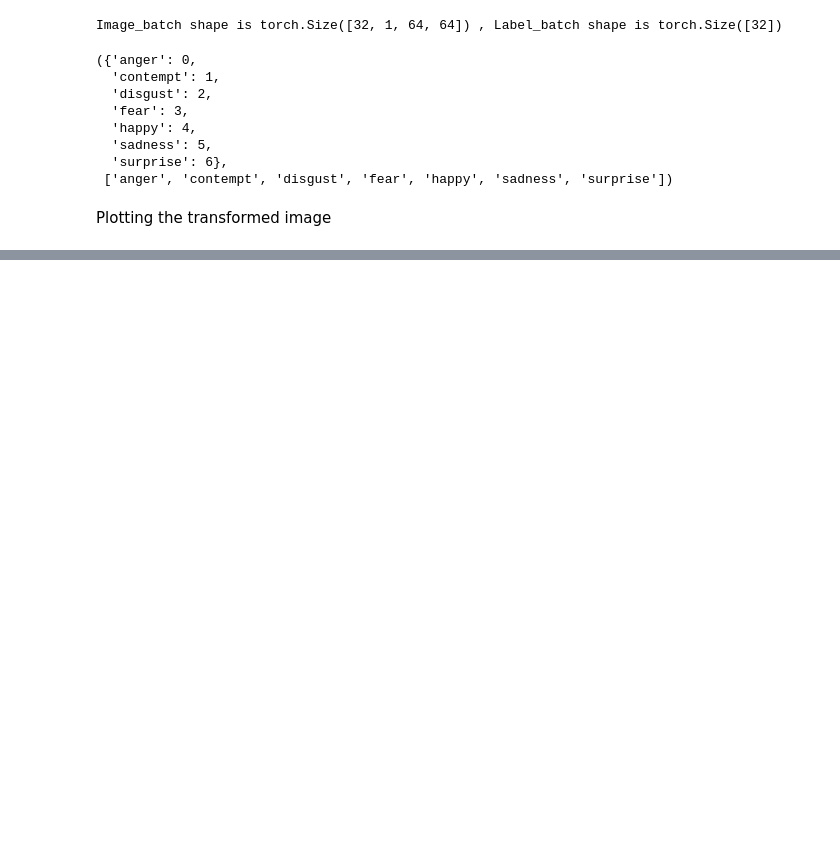
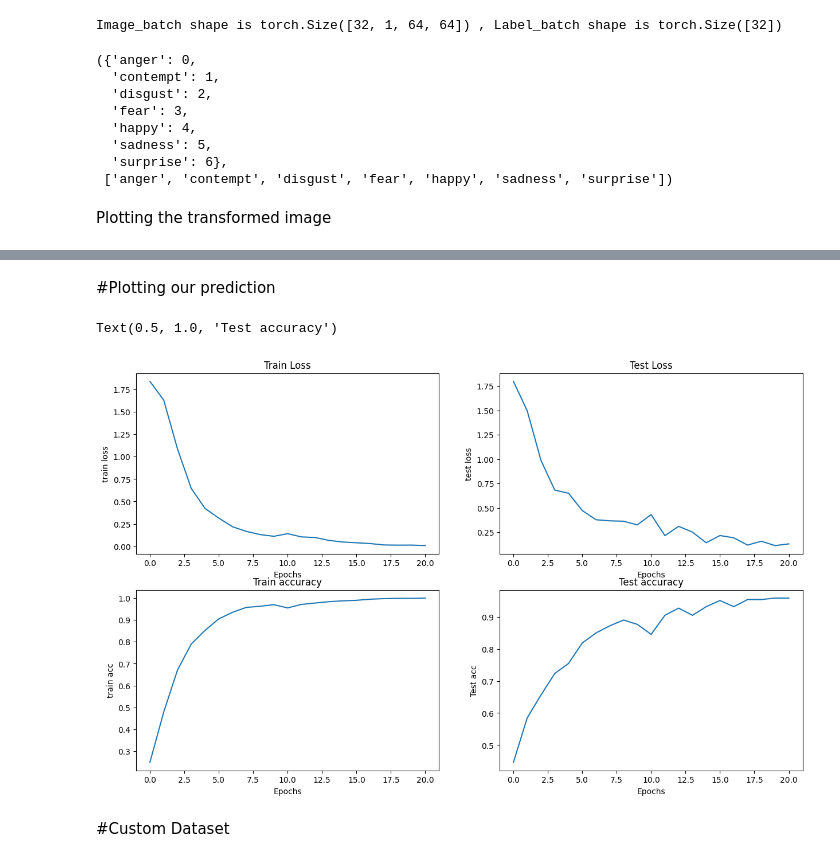
Before and after one commit to Pdinesh-k/Facial-Expression-Recognition, a Jupyter notebook: Facial_Expression_Recognition.ipynb, the cells around one changed output, grey strips where cells are left out. Drawn from its saved outputs; the diff is of its cells as text; code cells hidden in the pictures; blank space fills up the shorter version.

```diff
--- a/Facial_Expression_Recognition.ipynb
+++ b/Facial_Expression_Recognition.ipynb
@@ -141,7 +141,7 @@ class TinyVGG(nn.Module):
 
     self.classifier = nn.Sequential(
         nn.Flatten(),
-        nn.Linear(in_features = hidden_units,
+        nn.Linear(in_features = 729,
                   out_features = output_shape),
     )
 
@@ -336,0 +485,3 @@ display_random_images(train_data_custom , class_names , 10 , seed = None)
+# %%
+import pandas as pd
+model_df = pd.DataFrame(model_0_results)
@@ -336,0 +508,33 @@ display_random_images(train_data_custom , class_names , 10 , seed = None)
+# %% [markdown]
+#Plotting our prediction
+# %%
+plt.figure(figsize = (15,9))
+plt.subplot(2,2,1)
+epoch = range(len(model_df))
+plt.plot(epoch , model_df["train_loss"])
+plt.xlabel("Epochs")
+plt.ylabel("train loss")
+plt.title("Train Loss")
+
+plt.subplot(2,2,2)
+plt.plot(epoch , model_df["test_loss"])
+plt.xlabel("Epochs")
+plt.ylabel("test loss")
+plt.title("Test Loss")
+
+plt.subplot(2,2,3)
+plt.plot(epoch , model_df["train_acc"])
+plt.xlabel("Epochs")
+plt.ylabel("train acc")
+plt.title("Train accuracy")
+
+plt.subplot(2,2,4)
+plt.plot(epoch , model_df["test_acc"])
+plt.xlabel("Epochs")
+plt.ylabel("Test acc")
+plt.title("Test accuracy")
+# %% [output]
+Text(0.5, 1.0, 'Test accuracy')
+[figure, added]
+# %% [markdown]
+#Custom Dataset
```
Also changed, not shown: parts of 22 cells of this notebook.
